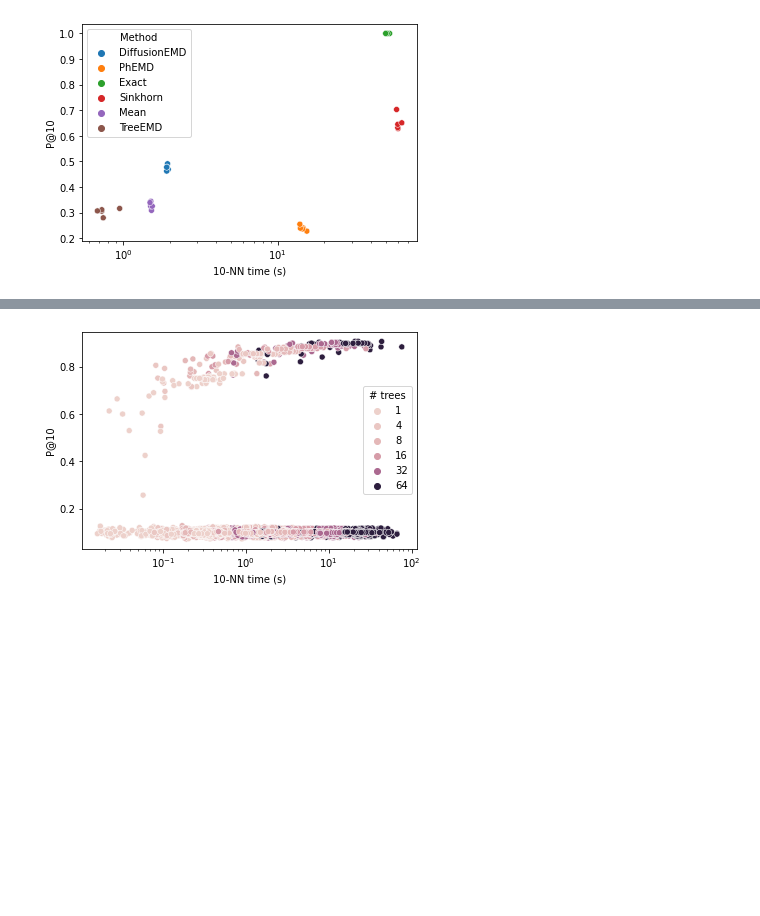
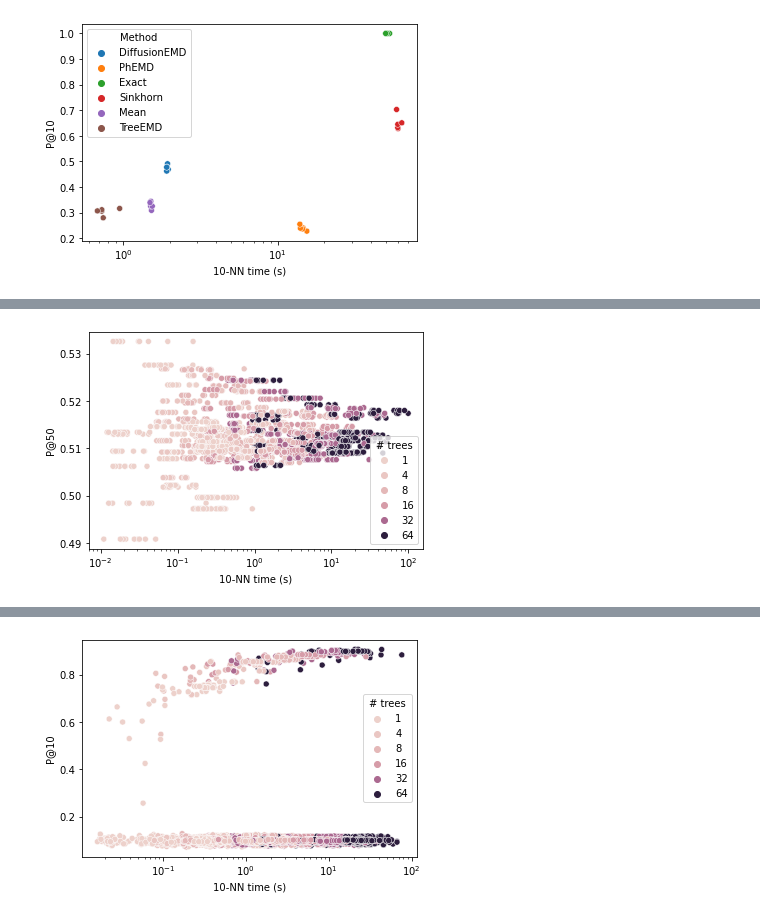
Before and after one commit to atong01/MultiscaleEMD, a Jupyter notebook: notebooks/comparison_analysis.ipynb, the cells around one changed output, grey strips where cells are left out. Cells and saved outputs as stored; diff of their text form; code cells hidden in the pictures; blank space fills up the shorter version.

```diff
--- a/notebooks/comparison_analysis.ipynb
+++ b/notebooks/comparison_analysis.ipynb
@@ -71,3 +122,13 @@ plt.xscale("log")
+# %%
+sns.scatterplot(
+    data=df,
+    x="10-NN time (s)",
+    y="P@50",
+    hue="# trees",
+)
+plt.xscale("log")
+# %% [output]
+[figure, added]
 # %%
 df = pd.read_pickle(
     "../comparison/results_swiss_roll_20_10_[2, 3, 4, 5, 6, 7, 8]_[2, 3, 4, 5, 6, 7, 8]_[1, 4, 8, 16, 32, 64]_['kmeans']_0.0.3.pkl"
```
Also changed, not shown: parts of 9 cells of this notebook, 3 other files.
